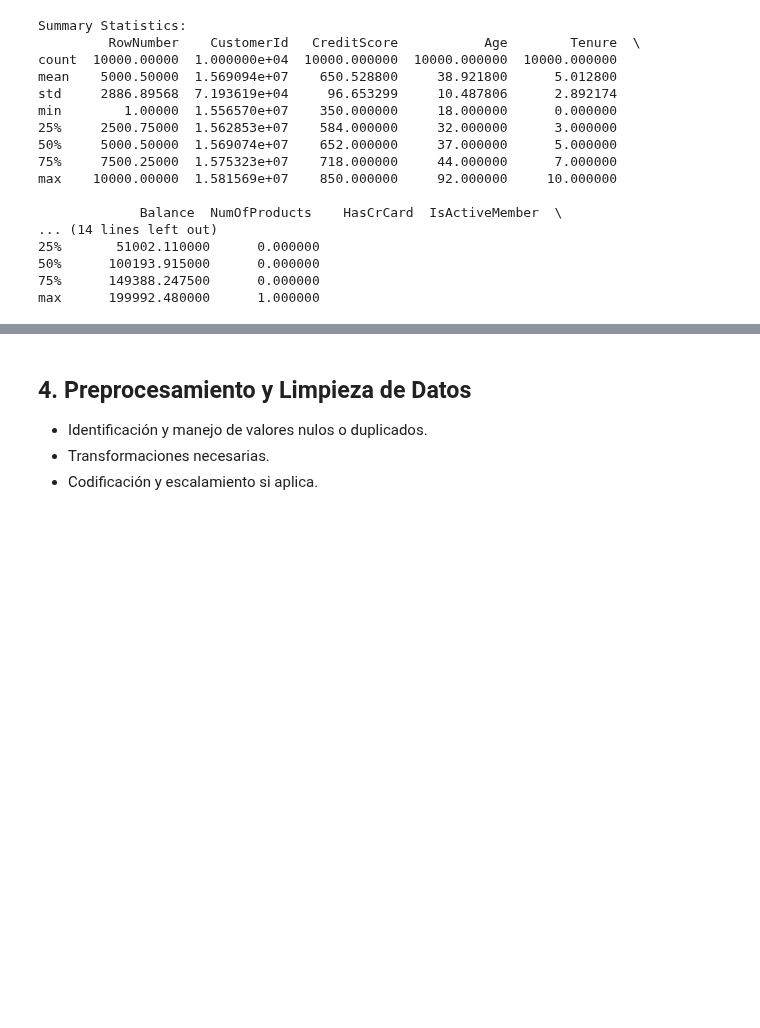
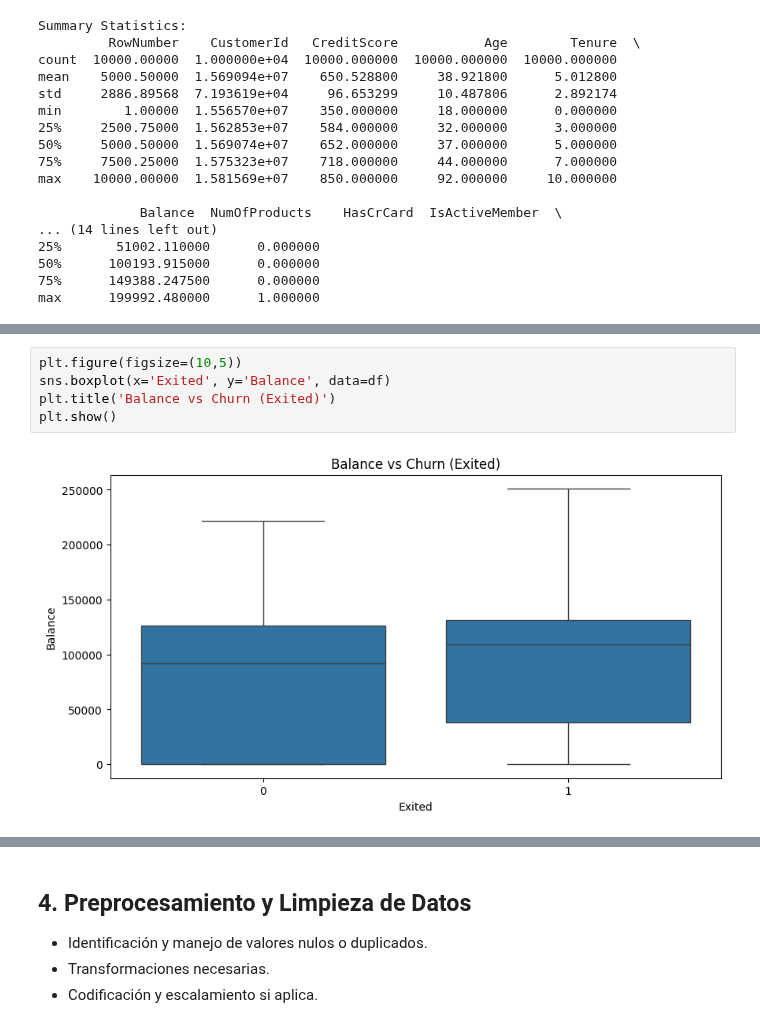
Before and after one commit to DarkinMC/CustomerChurn_Prediction_BankingSector_1AN-213_HAN_G4, a Jupyter notebook: Bank_customer_churn_pred.ipynb, the cells around one changed output, grey strips where cells are left out. Cells and saved outputs as stored; diff of their text form; blank space fills up the shorter version.

```diff
--- a/Bank_customer_churn_pred.ipynb
+++ b/Bank_customer_churn_pred.ipynb
@@ -99,0 +118,7 @@ max      199992.480000      1.000000
+# %%
+plt.figure(figsize=(10,5))
+sns.boxplot(x='Exited', y='Balance', data=df)
+plt.title('Balance vs Churn (Exited)')
+plt.show()
+# %% [output]
+[figure, added]
```
Also changed, not shown: parts of 2 cells of this notebook.
